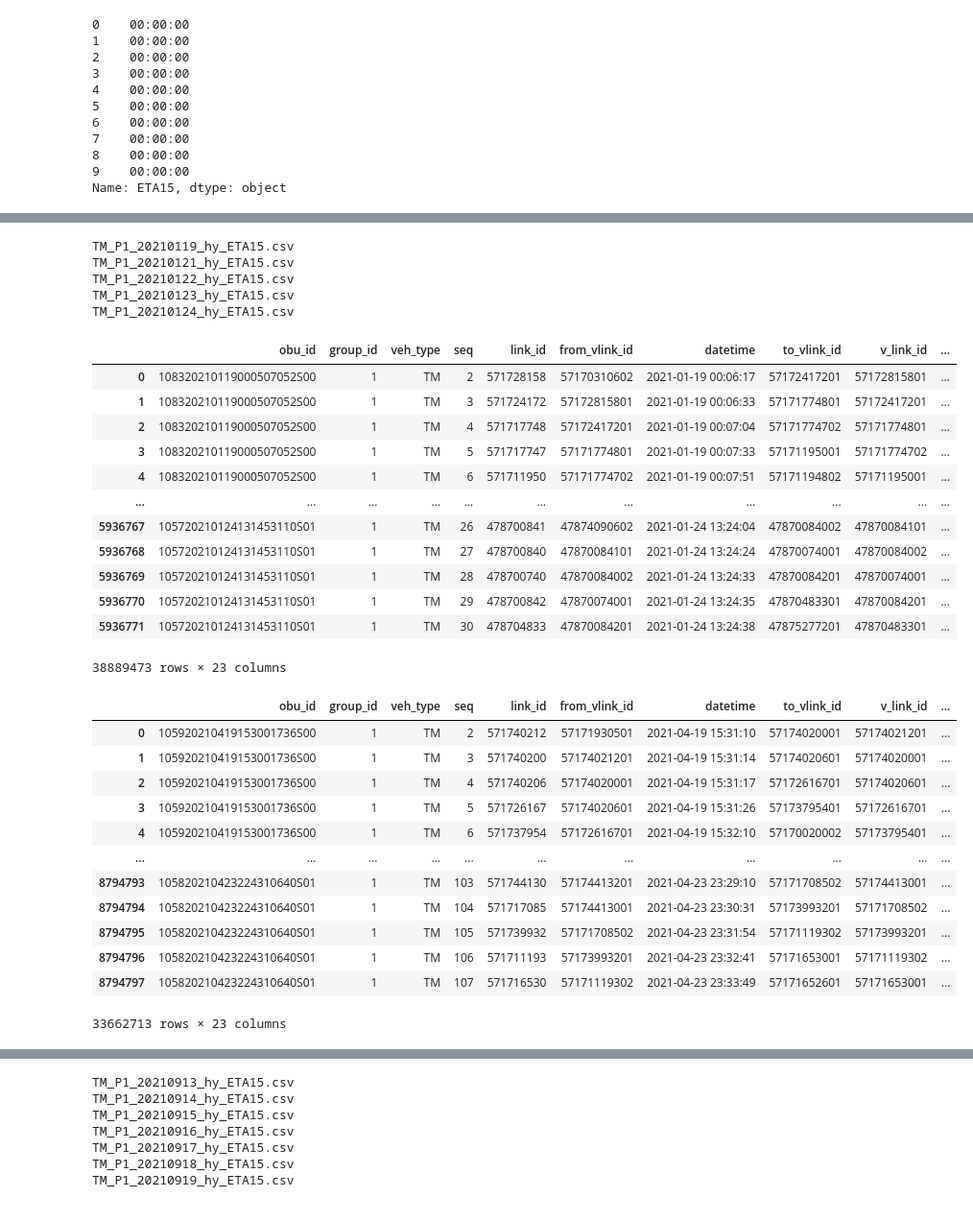
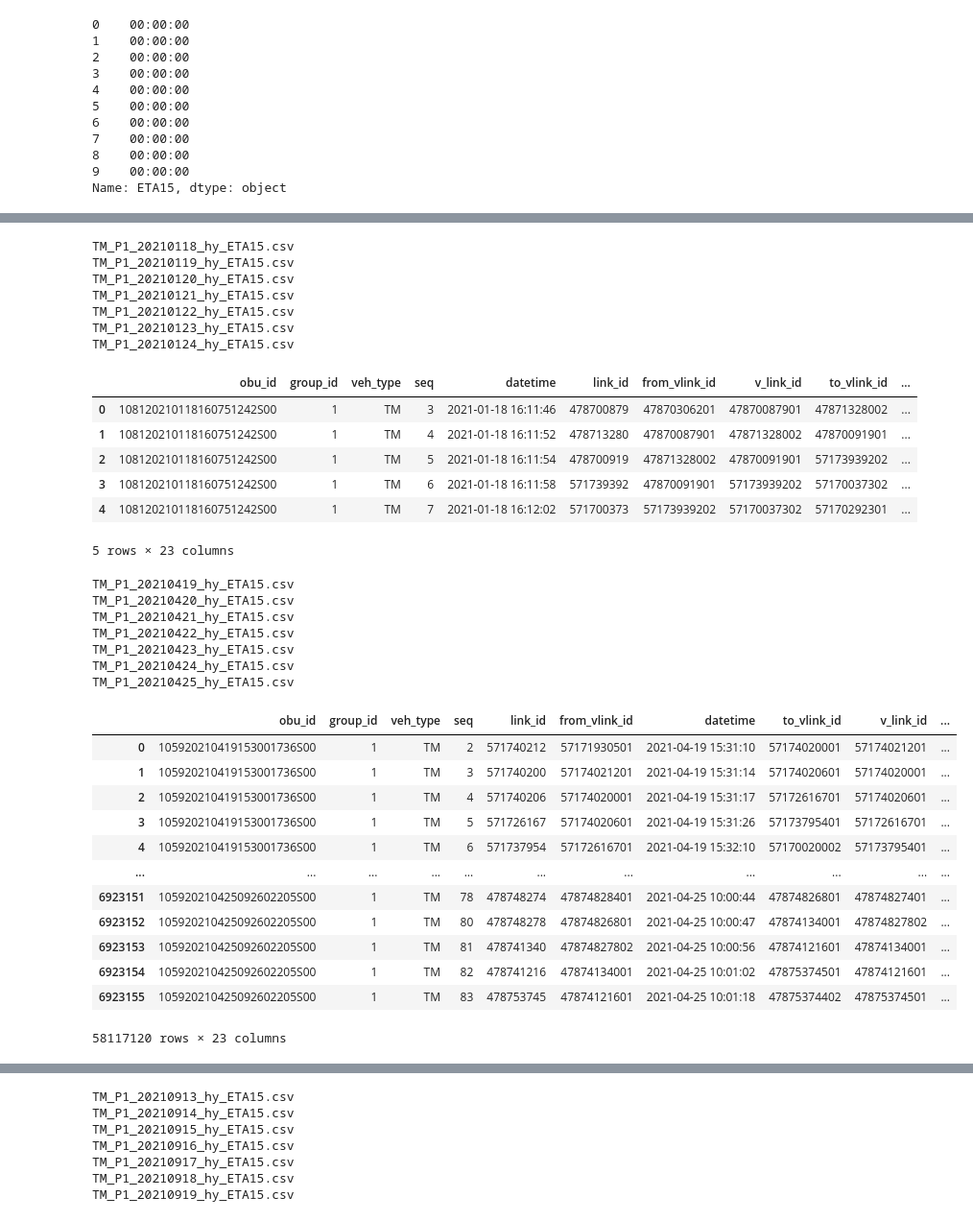
Before and after one commit to hyorim-h/SeoulTraffic, a Jupyter notebook: merging.ipynb, the cells around one changed output, grey strips where cells are left out. Shown at 96% size. Drawn from its saved outputs; the diff is of its cells as text; code cells hidden in the pictures.

```diff
--- a/merging.ipynb
+++ b/merging.ipynb
@@ -38,0 +88,3 @@ Name: ETA15, dtype: object
+# %%
+tmp = df_merge1[df_merge1['time'] == times[0]]
+tmp
@@ -38,0 +105,3 @@ Name: ETA15, dtype: object
+# %%
+tmp2 = tmp.groupby(['from_vlink_id', 'v_link_id', 'to_vlink_id']).agg({'obu_id': 'count', 'our_speed': 'mean'})
+tmp2.reset_index(drop=False, inplace=True)
@@ -38,0 +124,5 @@ Name: ETA15, dtype: object
+# %%
+spd_lim = df_merge4.max_speed.unique()
+for t in times:
+    for spd in spd_lim:
+        print(spd)
@@ -38,0 +168,16 @@ Name: ETA15, dtype: object
+# %%
+df11 = pd.read_csv('J:/tmaplink2021/전처리/ETA/월별/TM_P1_202111_hy_ETA15.csv')
+df11 = df11[df11['our_speed'] <= 120]
+print(df11.head())
+
+times = df11.time.unique()
+spd_lim = df11.max_speed.unique()
+for t in times:
+    tmp = df11[df11['time'] == t]
+
+    for spd in spd_lim:
+        if spd > 20:
+            tmp_spd = tmp[tmp['max_speed'] == spd]
+            tmp2 = tmp_spd.groupby(['from_vlink_id', 'v_link_id', 'to_vlink_id']).agg({'obu_id': 'count', 'our_speed': 'mean'})
+            tmp2.reset_index(drop=False, inplace=True)
+            tmp2.to_csv('J:/tmaplink2021/전처리/ETA/월별/nov_15/' + str(spd) + '/TM_P1_202111_hy_ETA15_' + t[:2] + '_' + t[3:5] + '_' + str(spd) + '.csv', index=False )
@@ -39,30 +232,26 @@ Name: ETA15, dtype: object
 # %%
 df_mergelist1 = []
 
 for file in files:
     tmp = pd.read_csv(file)
     print(file)
     tmp['time'] = tmp.ETA15.apply(times)
     df_mergelist1.append(tmp)
 
 df_merge1 = pd.concat(df_mergelist1)
-df_merge1
+df_merge1.head()
 # %% [output]
+TM_P1_20210118_hy_ETA15.csv
 TM_P1_20210119_hy_ETA15.csv
+TM_P1_20210120_hy_ETA15.csv
 TM_P1_20210121_hy_ETA15.csv
 TM_P1_20210122_hy_ETA15.csv
 TM_P1_20210123_hy_ETA15.csv
 TM_P1_20210124_hy_ETA15.csv
-|  | obu_id | group_id | veh_type | seq | link_id | from_vlink_id | datetime | to_vlink_id | v_link_id | ... |
-| 0 | 108320210119000507052S00 | 1 | TM | 2 | 571728158 | 57170310602 | 2021-01-19 00:06:17 | 57172417201 | 57172815801 | ... |
-| 1 | 108320210119000507052S00 | 1 | TM | 3 | 571724172 | 57172815801 | 2021-01-19 00:06:33 | 57171774801 | 57172417201 | ... |
-| 2 | 108320210119000507052S00 | 1 | TM | 4 | 571717748 | 57172417201 | 2021-01-19 00:07:04 | 57171774702 | 57171774801 | ... |
-| 3 | 108320210119000507052S00 | 1 | TM | 5 | 571717747 | 57171774801 | 2021-01-19 00:07:33 | 57171195001 | 57171774702 | ... |
-| 4 | 108320210119000507052S00 | 1 | TM | 6 | 571711950 | 57171774702 | 2021-01-19 00:07:51 | 57171194802 | 57171195001 | ... |
-| ... | ... | ... | ... | ... | ... | ... | ... | ... | ... | ... |
-| 5936767 | 105720210124131453110S01 | 1 | TM | 26 | 478700841 | 47874090602 | 2021-01-24 13:24:04 | 47870084002 | 47870084101 | ... |
-| 5936768 | 105720210124131453110S01 | 1 | TM | 27 | 478700840 | 47870084101 | 2021-01-24 13:24:24 | 47870074001 | 47870084002 | ... |
-| 5936769 | 105720210124131453110S01 | 1 | TM | 28 | 478700740 | 47870084002 | 2021-01-24 13:24:33 | 47870084201 | 47870074001 | ... |
-| 5936770 | 105720210124131453110S01 | 1 | TM | 29 | 478700842 | 47870074001 | 2021-01-24 13:24:35 | 47870483301 | 47870084201 | ... |
-| 5936771 | 105720210124131453110S01 | 1 | TM | 30 | 478704833 | 47870084201 | 2021-01-24 13:24:38 | 47875277201 | 47870483301 | ... |
+|  | obu_id | group_id | veh_type | seq | datetime | link_id | from_vlink_id | v_link_id | to_vlink_id | ... |
+| 0 | 108120210118160751242S00 | 1 | TM | 3 | 2021-01-18 16:11:46 | 478700879 | 47870306201 | 47870087901 | 47871328002 | ... |
+| 1 | 108120210118160751242S00 | 1 | TM | 4 | 2021-01-18 16:11:52 | 478713280 | 47870087901 | 47871328002 | 47870091901 | ... |
+| 2 | 108120210118160751242S00 | 1 | TM | 5 | 2021-01-18 16:11:54 | 478700919 | 47871328002 | 47870091901 | 57173939202 | ... |
+| 3 | 108120210118160751242S00 | 1 | TM | 6 | 2021-01-18 16:11:58 | 571739392 | 47870091901 | 57173939202 | 57170037302 | ... |
+| 4 | 108120210118160751242S00 | 1 | TM | 7 | 2021-01-18 16:12:02 | 571700373 | 57173939202 | 57170037302 | 57170292301 | ... |
-38889473 rows × 23 columns
+5 rows × 23 columns
@@ -74,12 +265,20 @@ df_mergelist4 = []
 
 for file in files:
     tmp = pd.read_csv(file)
-    tmp['time'] = tmp.ETA15.apply(times)
+    print(file)
+    tmp['time'] = tmp.ETA15.apply(times2)
     df_mergelist4.append(tmp)
 
 df_merge4 = pd.concat(df_mergelist4)
 df_merge4
 # %% [output]
+TM_P1_20210419_hy_ETA15.csv
+TM_P1_20210420_hy_ETA15.csv
+TM_P1_20210421_hy_ETA15.csv
+TM_P1_20210422_hy_ETA15.csv
+TM_P1_20210423_hy_ETA15.csv
+TM_P1_20210424_hy_ETA15.csv
+TM_P1_20210425_hy_ETA15.csv
 |  | obu_id | group_id | veh_type | seq | link_id | from_vlink_id | datetime | to_vlink_id | v_link_id | ... |
 | 0 | 105920210419153001736S00 | 1 | TM | 2 | 571740212 | 57171930501 | 2021-04-19 15:31:10 | 57174020001 | 57174021201 | ... |
 | 1 | 105920210419153001736S00 | 1 | TM | 3 | 571740200 | 57174021201 | 2021-04-19 15:31:14 | 57174020601 | 57174020001 | ... |
@@ -87,9 +286,9 @@ df_merge4
 | 3 | 105920210419153001736S00 | 1 | TM | 5 | 571726167 | 57174020601 | 2021-04-19 15:31:26 | 57173795401 | 57172616701 | ... |
 | 4 | 105920210419153001736S00 | 1 | TM | 6 | 571737954 | 57172616701 | 2021-04-19 15:32:10 | 57170020002 | 57173795401 | ... |
 | ... | ... | ... | ... | ... | ... | ... | ... | ... | ... | ... |
-| 8794793 | 105820210423224310640S01 | 1 | TM | 103 | 571744130 | 57174413201 | 2021-04-23 23:29:10 | 57171708502 | 57174413001 | ... |
-| 8794794 | 105820210423224310640S01 | 1 | TM | 104 | 571717085 | 57174413001 | 2021-04-23 23:30:31 | 57173993201 | 57171708502 | ... |
-| 8794795 | 105820210423224310640S01 | 1 | TM | 105 | 571739932 | 57171708502 | 2021-04-23 23:31:54 | 57171119302 | 57173993201 | ... |
-| 8794796 | 105820210423224310640S01 | 1 | TM | 106 | 571711193 | 57173993201 | 2021-04-23 23:32:41 | 57171653001 | 57171119302 | ... |
-| 8794797 | 105820210423224310640S01 | 1 | TM | 107 | 571716530 | 57171119302 | 2021-04-23 23:33:49 | 57171652601 | 57171653001 | ... |
+| 6923151 | 105920210425092602205S00 | 1 | TM | 78 | 478748274 | 47874828401 | 2021-04-25 10:00:44 | 47874826801 | 47874827401 | ... |
+| 6923152 | 105920210425092602205S00 | 1 | TM | 80 | 478748278 | 47874826801 | 2021-04-25 10:00:47 | 47874134001 | 47874827802 | ... |
+| 6923153 | 105920210425092602205S00 | 1 | TM | 81 | 478741340 | 47874827802 | 2021-04-25 10:00:56 | 47874121601 | 47874134001 | ... |
+| 6923154 | 105920210425092602205S00 | 1 | TM | 82 | 478741216 | 47874134001 | 2021-04-25 10:01:02 | 47875374501 | 47874121601 | ... |
+| 6923155 | 105920210425092602205S00 | 1 | TM | 83 | 478753745 | 47874121601 | 2021-04-25 10:01:18 | 47875374402 | 47875374501 | ... |
-33662713 rows × 23 columns
+58117120 rows × 23 columns
```
Also changed, not shown: parts of 42 cells of this notebook, 1 other file.
